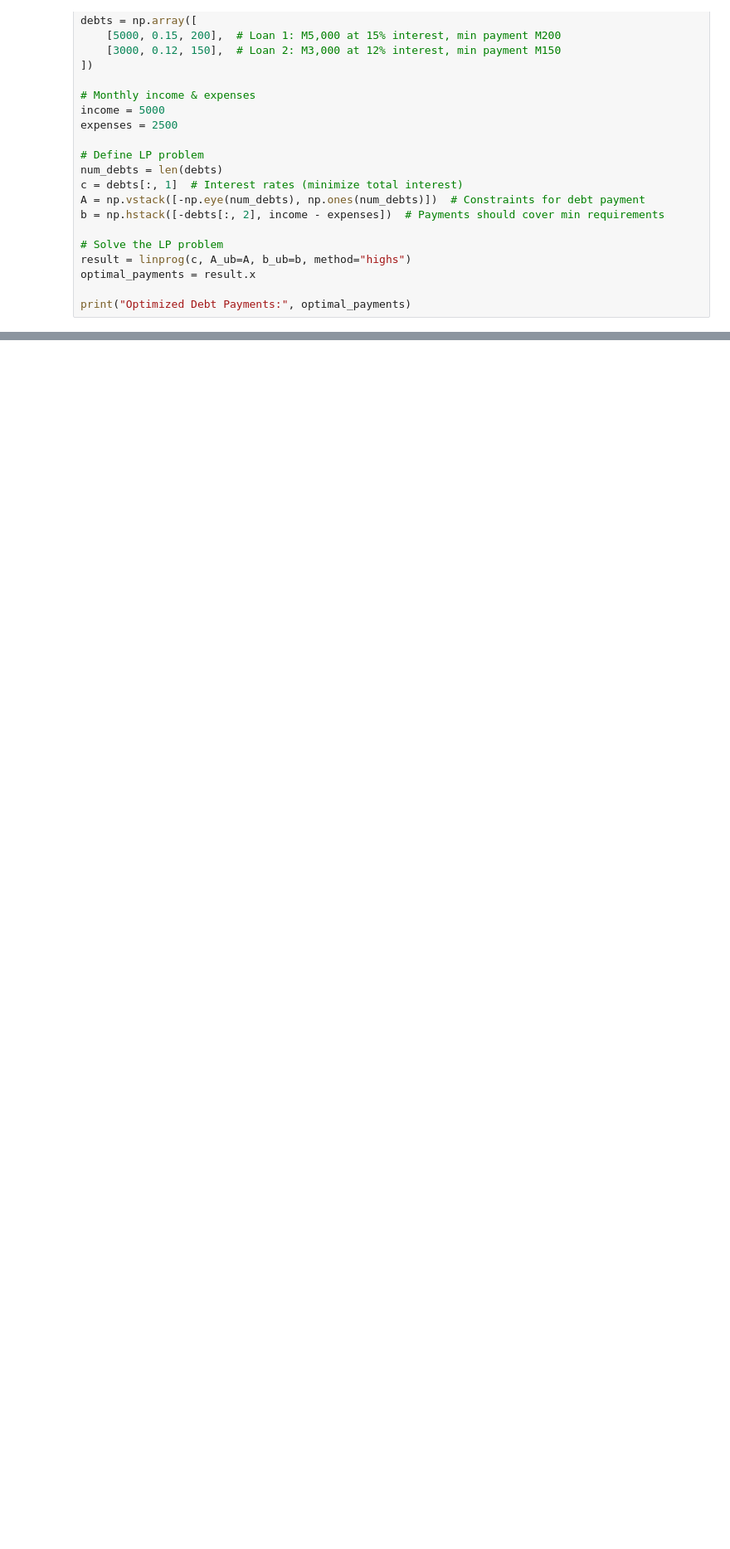
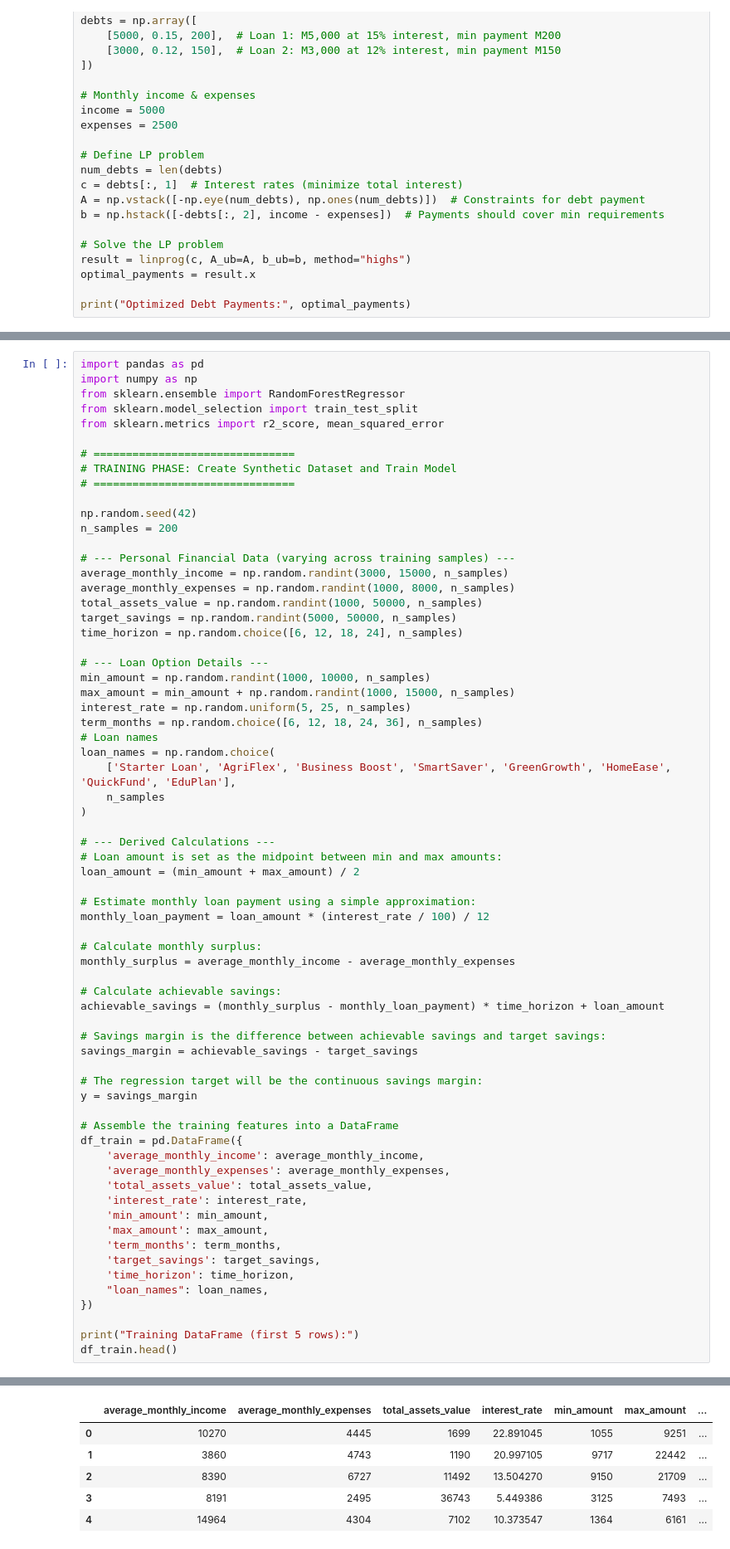
Before and after one commit to mrshelile/bohlaleFinance, a Jupyter notebook: buildModel.ipynb, the cells around one changed output, grey strips where cells are left out. Shown at 83% size. Cells and saved outputs as stored; diff of their text form; blank space fills up the shorter version.

```diff
--- a/buildModel.ipynb
+++ b/buildModel.ipynb
@@ -546,0 +729,68 @@ Note: The simulation also takes into account your target saving requirement and
+# %%
+import pandas as pd
+import numpy as np
+from sklearn.ensemble import RandomForestRegressor
+from sklearn.model_selection import train_test_split
+from sklearn.metrics import r2_score, mean_squared_error
+
+# ===============================
+# TRAINING PHASE: Create Synthetic Dataset and Train Model
+# ===============================
+
+np.random.seed(42)
+n_samples = 200
+
+# --- Personal Financial Data (varying across training samples) ---
+average_monthly_income = np.random.randint(3000, 15000, n_samples)
+average_monthly_expenses = np.random.randint(1000, 8000, n_samples)
+total_assets_value = np.random.randint(1000, 50000, n_samples)
+target_savings = np.random.randint(5000, 50000, n_samples)
+time_horizon = np.random.choice([6, 12, 18, 24], n_samples)
+
+# --- Loan Option Details ---
+min_amount = np.random.randint(1000, 10000, n_samples)
+max_amount = min_amount + np.random.randint(1000, 15000, n_samples)
+interest_rate = np.random.uniform(5, 25, n_samples)
+term_months = np.random.choice([6, 12, 18, 24, 36], n_samples)
+# Loan names
+loan_names = np.random.choice(
+    ['Starter Loan', 'AgriFlex', 'Business Boost', 'SmartSaver', 'GreenGrowth', 'HomeEase', 'QuickFund', 'EduPlan'],
+    n_samples
+)
+
+# --- Derived Calculations ---
+# Loan amount is set as the midpoint between min and max amounts:
+loan_amount = (min_amount + max_amount) / 2
+
+# Estimate monthly loan payment using a simple approximation:
+monthly_loan_payment = loan_amount * (interest_rate / 100) / 12
+
+# Calculate monthly surplus:
+monthly_surplus = average_monthly_income - average_monthly_expenses
+
+# Calculate achievable savings:
+achievable_savings = (monthly_surplus - monthly_loan_payment) * time_horizon + loan_amount
+
+# Savings margin is the difference between achievable savings and target savings:
+savings_margin = achievable_savings - target_savings
+
+# The regression target will be the continuous savings margin:
+y = savings_margin
+
+# Assemble the training features into a DataFrame
+df_train = pd.DataFrame({
+    'average_monthly_income': average_monthly_income,
+    'average_monthly_expenses': average_monthly_expenses,
+    'total_assets_value': total_assets_value,
+    'interest_rate': interest_rate,
+    'min_amount': min_amount,
+    'max_amount': max_amount,
+    'term_months': term_months,
+    'target_savings': target_savings,
+    'time_horizon': time_horizon,
+    "loan_names": loan_names,
+})
+
+print("Training DataFrame (first 5 rows):")
+df_train.head()
+# %% [output]
@@ -546,0 +798,6 @@ Note: The simulation also takes into account your target saving requirement and
+|  | average_monthly_income | average_monthly_expenses | total_assets_value | interest_rate | min_amount | max_amount | ... |
+| 0 | 10270 | 4445 | 1699 | 22.891045 | 1055 | 9251 | ... |
+| 1 | 3860 | 4743 | 1190 | 20.997105 | 9717 | 22442 | ... |
+| 2 | 8390 | 6727 | 11492 | 13.504270 | 9150 | 21709 | ... |
+| 3 | 8191 | 2495 | 36743 | 5.449386 | 3125 | 7493 | ... |
+| 4 | 14964 | 4304 | 7102 | 10.373547 | 1364 | 6161 | ... |
```
Also changed, not shown: parts of 16 cells of this notebook, 4 other files.
